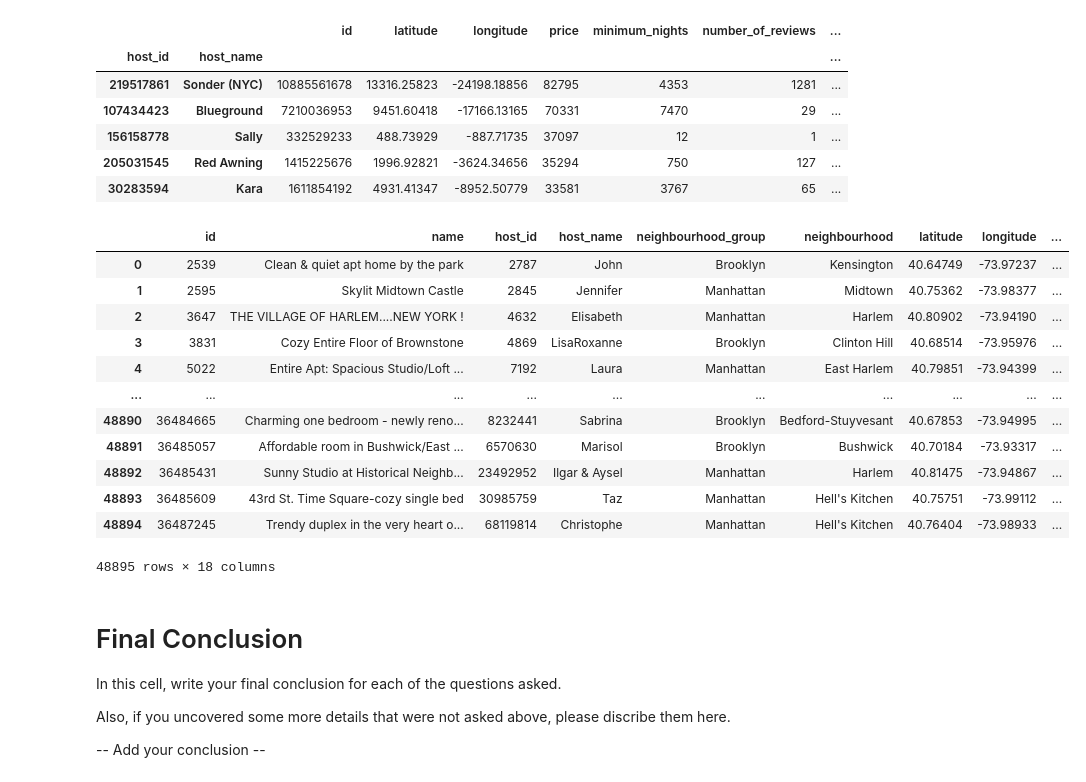
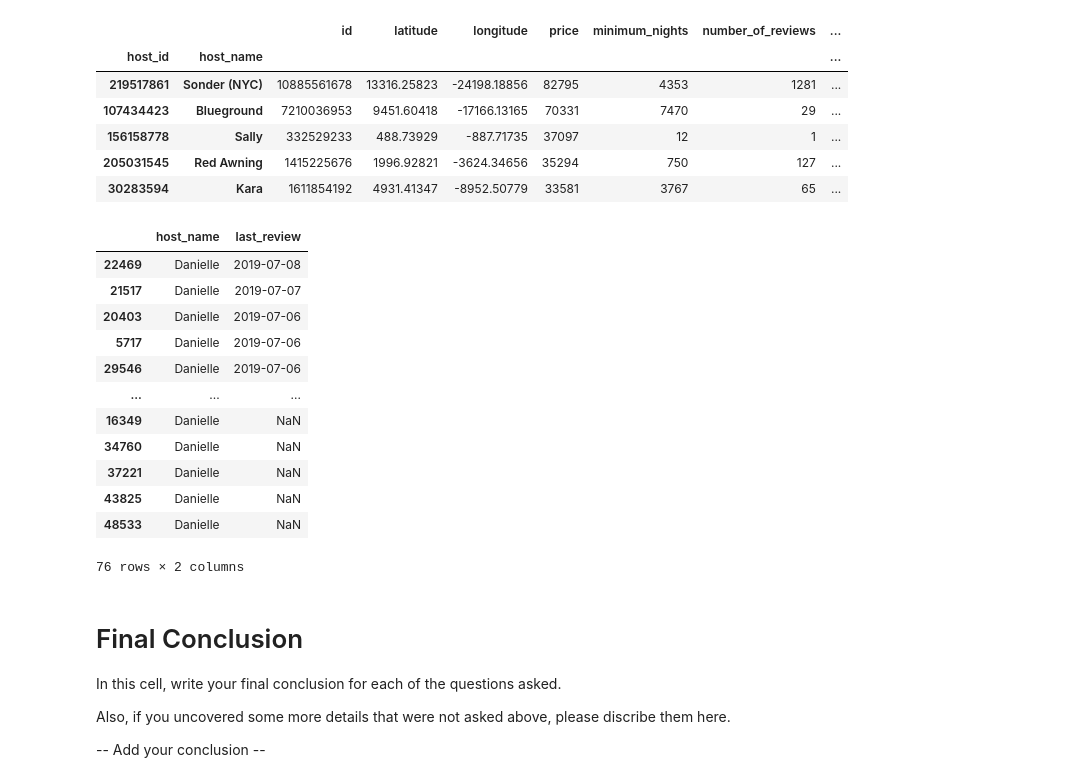
Before and after one commit to patrick12james/airbnb_hw, a Jupyter notebook: AirBnB_Case_Study_Starter.ipynb, the cells around one changed output. Saved outputs shown, nothing was run; the diff lists cells and outputs as text; code cells hidden in the pictures.

```diff
--- a/AirBnB_Case_Study_Starter.ipynb
+++ b/AirBnB_Case_Study_Starter.ipynb
@@ -150,22 +150,22 @@ air_bnb.groupby(['host_id', 'host_name']).sum().nlargest(5, 'price')
 # %%
 # When did Danielle from Queens last receive a review?
 air_bnb[air_bnb['host_name'] == 'Danielle'][['host_name', 'last_review']].sort_values('last_review', ascending=False)
 
-air_bnb
+# air_bnb
 # %% [output]
-|  | id | name | host_id | host_name | neighbourhood_group | neighbourhood | latitude | longitude | ... |
-| 0 | 2539 | Clean & quiet apt home by the park | 2787 | John | Brooklyn | Kensington | 40.64749 | -73.97237 | ... |
-| 1 | 2595 | Skylit Midtown Castle | 2845 | Jennifer | Manhattan | Midtown | 40.75362 | -73.98377 | ... |
-| 2 | 3647 | THE VILLAGE OF HARLEM....NEW YORK ! | 4632 | Elisabeth | Manhattan | Harlem | 40.80902 | -73.94190 | ... |
-| 3 | 3831 | Cozy Entire Floor of Brownstone | 4869 | LisaRoxanne | Brooklyn | Clinton Hill | 40.68514 | -73.95976 | ... |
-| 4 | 5022 | Entire Apt: Spacious Studio/Loft ... | 7192 | Laura | Manhattan | East Harlem | 40.79851 | -73.94399 | ... |
-| ... | ... | ... | ... | ... | ... | ... | ... | ... | ... |
-| 48890 | 36484665 | Charming one bedroom - newly reno... | 8232441 | Sabrina | Brooklyn | Bedford-Stuyvesant | 40.67853 | -73.94995 | ... |
-| 48891 | 36485057 | Affordable room in Bushwick/East ... | 6570630 | Marisol | Brooklyn | Bushwick | 40.70184 | -73.93317 | ... |
-| 48892 | 36485431 | Sunny Studio at Historical Neighb... | 23492952 | Ilgar & Aysel | Manhattan | Harlem | 40.81475 | -73.94867 | ... |
-| 48893 | 36485609 | 43rd St. Time Square-cozy single bed | 30985759 | Taz | Manhattan | Hell's Kitchen | 40.75751 | -73.99112 | ... |
-| 48894 | 36487245 | Trendy duplex in the very heart o... | 68119814 | Christophe | Manhattan | Hell's Kitchen | 40.76404 | -73.98933 | ... |
+|  | host_name | last_review |
+| 22469 | Danielle | 2019-07-08 |
+| 21517 | Danielle | 2019-07-07 |
+| 20403 | Danielle | 2019-07-06 |
+| 5717 | Danielle | 2019-07-06 |
+| 29546 | Danielle | 2019-07-06 |
+| ... | ... | ... |
+| 16349 | Danielle | NaN |
+| 34760 | Danielle | NaN |
+| 37221 | Danielle | NaN |
+| 43825 | Danielle | NaN |
+| 48533 | Danielle | NaN |
-48895 rows × 18 columns
+76 rows × 2 columns
 # %%
 # bar chart showing the number of room types in the Bronx
 # %% [markdown]
```
